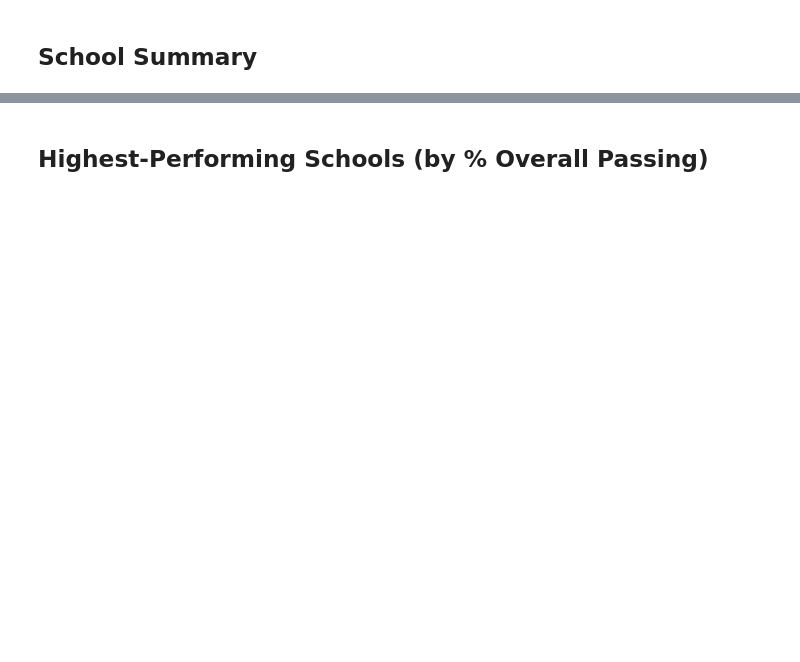
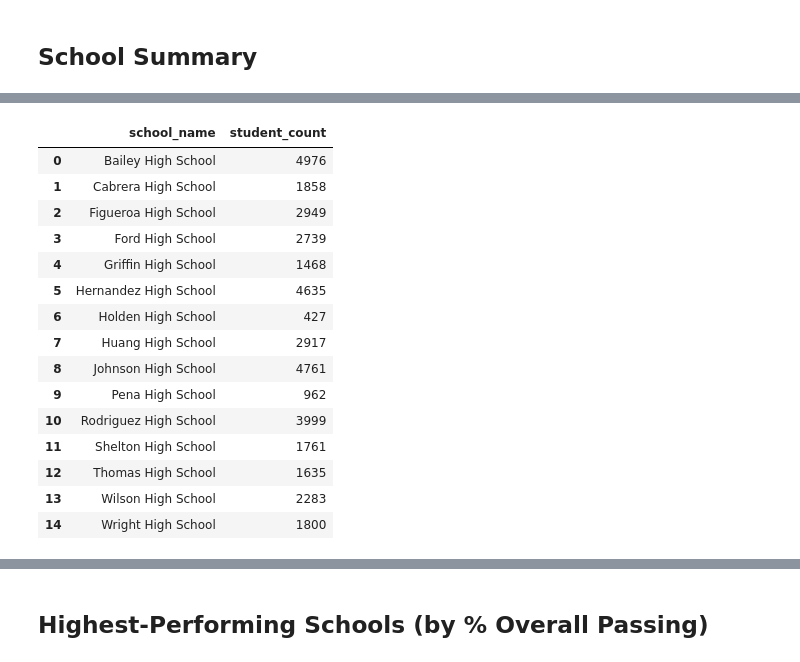
Before and after one commit to jayparikh1998/UofT-Bootcamp, a Jupyter notebook: pandas_challenge/PyCitySchools/PyCitySchools_starter.ipynb, the cells around one changed output, grey strips where cells are left out. Cells and saved outputs as stored; diff of their text form; code cells hidden in the pictures; blank space fills up the shorter version.

```diff
--- a/pandas_challenge/PyCitySchools/PyCitySchools_starter.ipynb
+++ b/pandas_challenge/PyCitySchools/PyCitySchools_starter.ipynb
@@ -108,5 +126,24 @@ school_types =
 # %%
 # Calculate the total student count per school
-per_school_counts =
+per_school_counts = pd.DataFrame(school_data_complete.groupby(by=["school_name"]).size().reset_index())
+per_school_counts.rename(columns={0:"student_count"}, inplace=True)
+per_school_counts
+# %% [output]
+|  | school_name | student_count |
+| 0 | Bailey High School | 4976 |
+| 1 | Cabrera High School | 1858 |
+| 2 | Figueroa High School | 2949 |
+| 3 | Ford High School | 2739 |
+| 4 | Griffin High School | 1468 |
+| 5 | Hernandez High School | 4635 |
+| 6 | Holden High School | 427 |
+| 7 | Huang High School | 2917 |
+| 8 | Johnson High School | 4761 |
+| 9 | Pena High School | 962 |
+| 10 | Rodriguez High School | 3999 |
+| 11 | Shelton High School | 1761 |
+| 12 | Thomas High School | 1635 |
+| 13 | Wilson High School | 2283 |
+| 14 | Wright High School | 1800 |
 # %%
 # Calculate the total school budget and per capita spending per school
```
Also changed, not shown: parts of 8 cells of this notebook.
